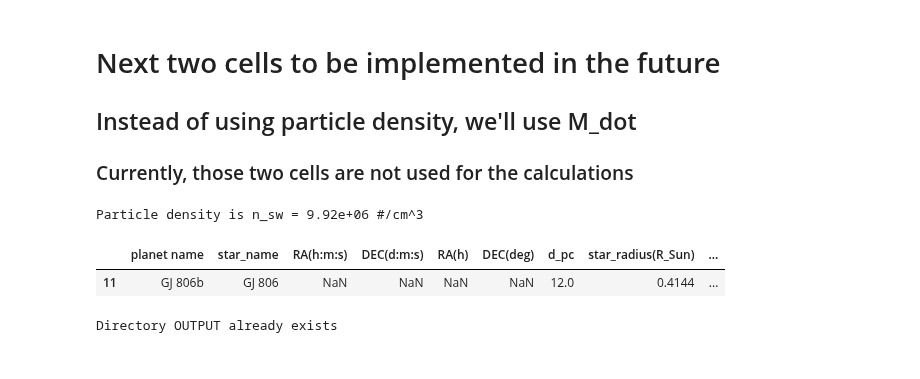
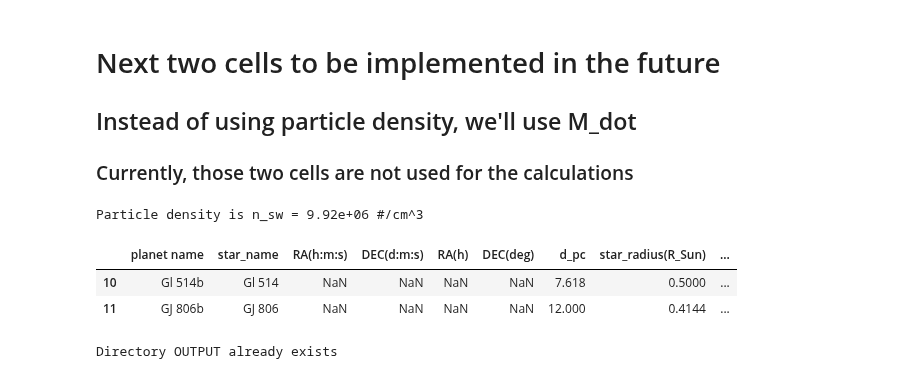
Before and after one commit to mapereztorres/spirou, a Jupyter notebook: SPI.ipynb, the cells around one changed output. Cells and saved outputs as stored; diff of their text form; code cells hidden in the pictures.

```diff
--- a/SPI.ipynb
+++ b/SPI.ipynb
@@ -70,14 +70,15 @@ Particle density is n_sw = 9.92e+06 #/cm^3
 # %%
 data = pd.read_csv("./INPUT/SPI-sources.csv")
 #values = {'RA(h)':0.0, 'DEC(deg)': 0.0}
 #data.fillna(value=values)
 #data.sort_values(by="RA (h:m:s)")
-data[-1:]
+data[-2:]
 #for indi in [0, 5, 31, 33, 89, 90, 91, 92]:
 #    print(data[indi:indi+1])
 # %% [output]
 |  | planet name | star_name | RA(h:m:s) | DEC(d:m:s) | RA(h) | DEC(deg) | d_pc | star_radius(R_Sun) | ... |
-| 11 | GJ 806b | GJ 806 | NaN | NaN | NaN | NaN | 12.0 | 0.4144 | ... |
+| 10 | Gl 514b | Gl 514 | NaN | NaN | NaN | NaN | 7.618 | 0.5000 | ... |
+| 11 | GJ 806b | GJ 806 | NaN | NaN | NaN | NaN | 12.000 | 0.4144 | ... |
 # %%
 # Sound speed, in cm/s- Depends only on the Temperature of the stellar corona
 vsound = np.sqrt(5/3 * k_B * T_corona/m_h)
```
Also changed, not shown: parts of 4 cells of this notebook.
